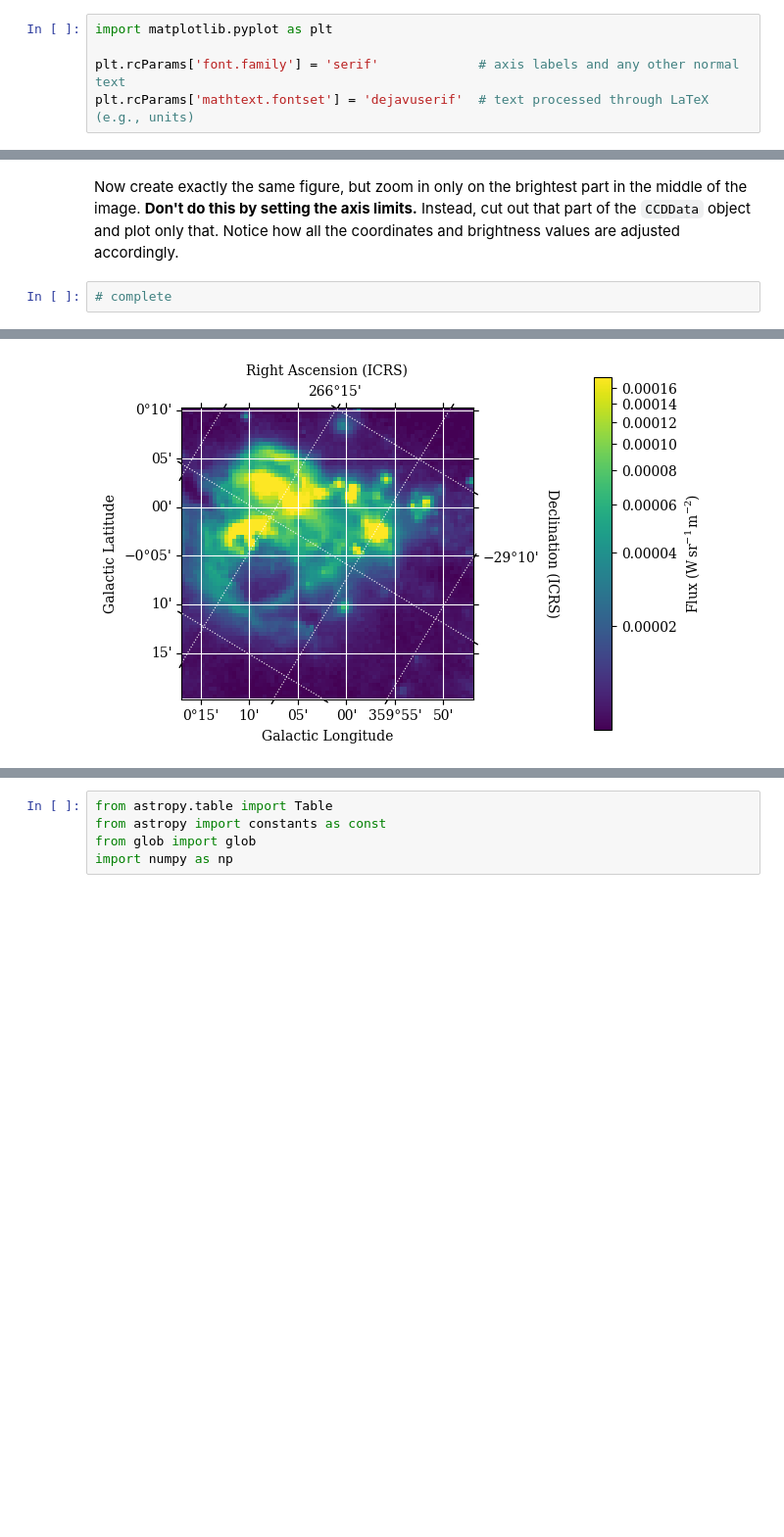
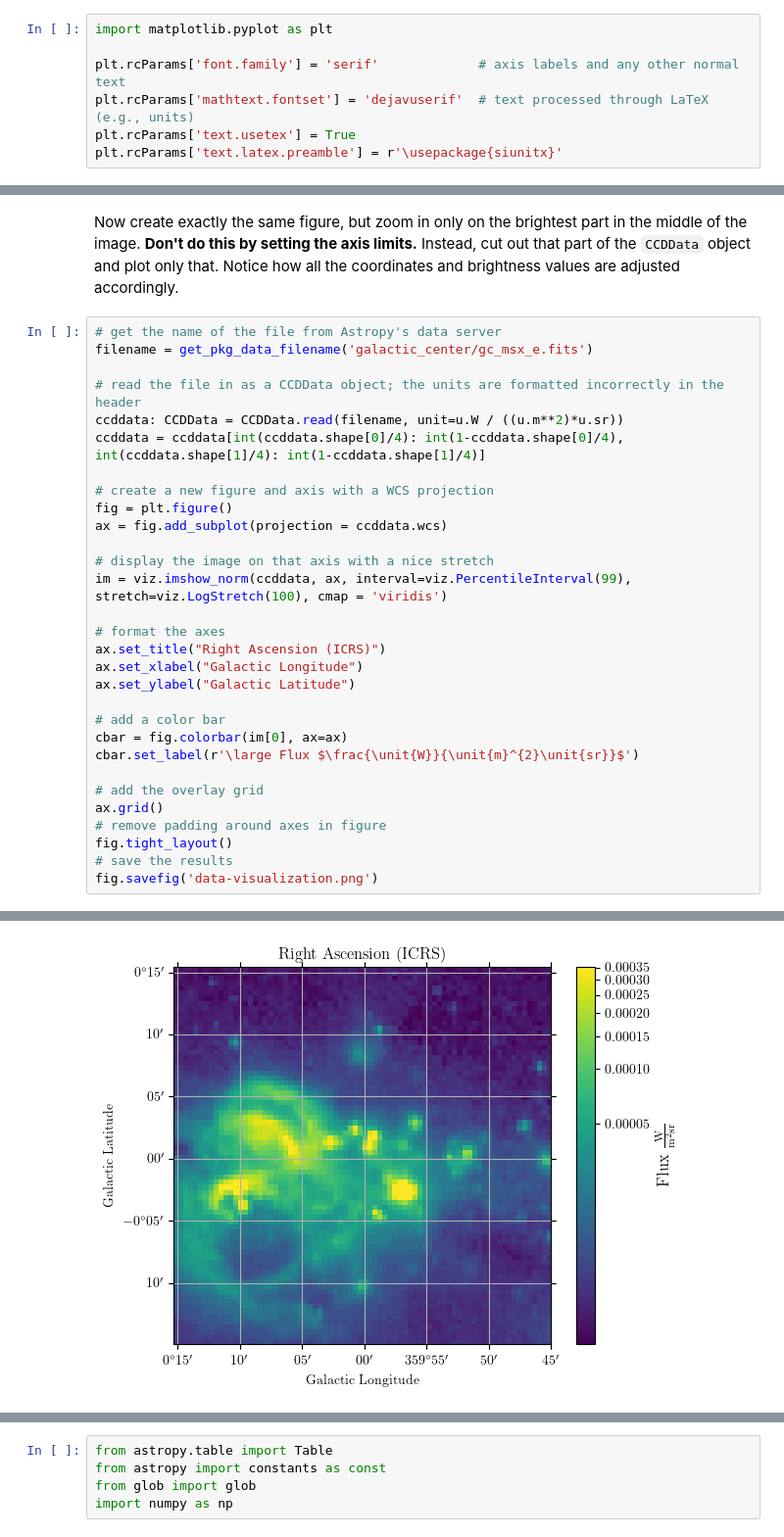
Before and after one commit to ASTR154/data-visualization, a Jupyter notebook: data-visualization.ipynb, the cells around one changed output, grey strips where cells are left out. Shown: that part at 98% size. Cells and saved outputs as stored; diff of their text form; blank space fills up the shorter version.

```diff
--- a/data-visualization.ipynb
+++ b/data-visualization.ipynb
@@ -10,6 +10,8 @@ import matplotlib.pyplot as plt
 
 plt.rcParams['font.family'] = 'serif'             # axis labels and any other normal text
 plt.rcParams['mathtext.fontset'] = 'dejavuserif'  # text processed through LaTeX (e.g., units)
+plt.rcParams['text.usetex'] = True
+plt.rcParams['text.latex.preamble'] = r'\usepackage{siunitx}'
 # %% [markdown]
 ## Problem 1: Displaying a FITS Image
 # %% [markdown]
@@ -50,5 +61,33 @@ INFO: using the unit W / (sr m2) passed to the FITS reader instead of the unit W
 # %% [markdown]
 Now create exactly the same figure, but zoom in only on the brightest part in the middle of the image. **Don't do this by setting the axis limits.** Instead, cut out that part of the `CCDData` object and plot only that. Notice how all the coordinates and brightness values are adjusted accordingly.
 # %%
-# complete
+# get the name of the file from Astropy's data server
+filename = get_pkg_data_filename('galactic_center/gc_msx_e.fits')
+
+# read the file in as a CCDData object; the units are formatted incorrectly in the header
+ccddata: CCDData = CCDData.read(filename, unit=u.W / ((u.m**2)*u.sr))
+ccddata = ccddata[int(ccddata.shape[0]/4): int(1-ccddata.shape[0]/4), int(ccddata.shape[1]/4): int(1-ccddata.shape[1]/4)]
+
+# create a new figure and axis with a WCS projection
+fig = plt.figure()
+ax = fig.add_subplot(projection = ccddata.wcs)
+
+# display the image on that axis with a nice stretch
+im = viz.imshow_norm(ccddata, ax, interval=viz.PercentileInterval(99), stretch=viz.LogStretch(100), cmap = 'viridis')
+
+# format the axes
+ax.set_title("Right Ascension (ICRS)")
+ax.set_xlabel("Galactic Longitude")
+ax.set_ylabel("Galactic Latitude")
+
+# add a color bar
+cbar = fig.colorbar(im[0], ax=ax)
+cbar.set_label(r'\large Flux $\frac{\unit{W}}{\unit{m}^{2}\unit{sr}}$')
+
+# add the overlay grid
+ax.grid()
+# remove padding around axes in figure
+fig.tight_layout()
+# save the results
+fig.savefig('data-visualization.png')
 # %% [output]
@@ -55,4 +95,4 @@ Now create exactly the same figure, but zoom in only on the brightest part in th
-[figure, old version]
+[figure, new version]
 # %% [markdown]
 ## Challenge Problem: Reproduce this plot!
 ![Hosseinzadeh et al. 2022, Figure 6](https://content.cld.iop.org/journals/2041-8205/933/2/L45/revision1/apjlac7ceff6_hr.jpg)
```
Also changed, not shown: parts of 2 cells of this notebook, 1 other file.
